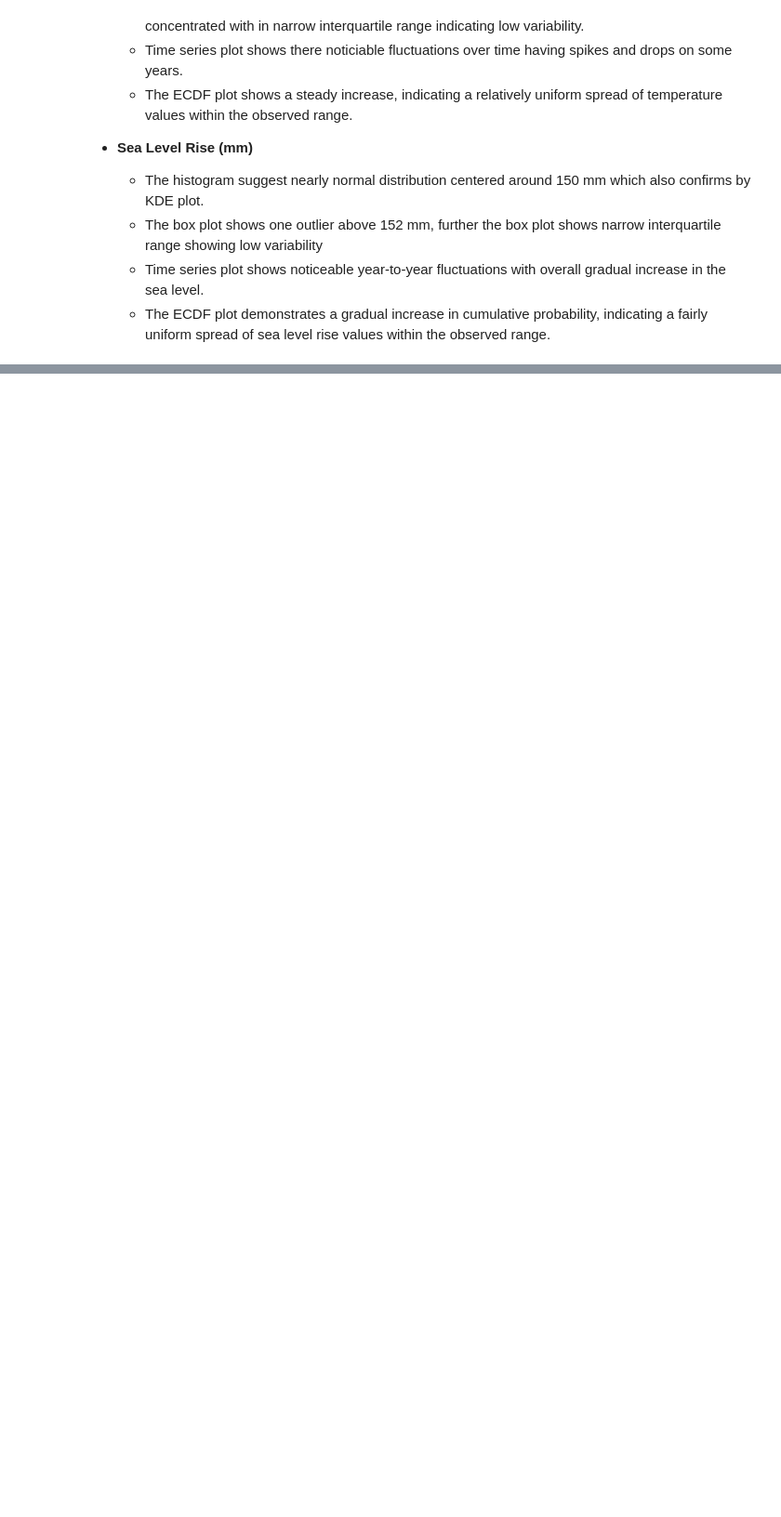
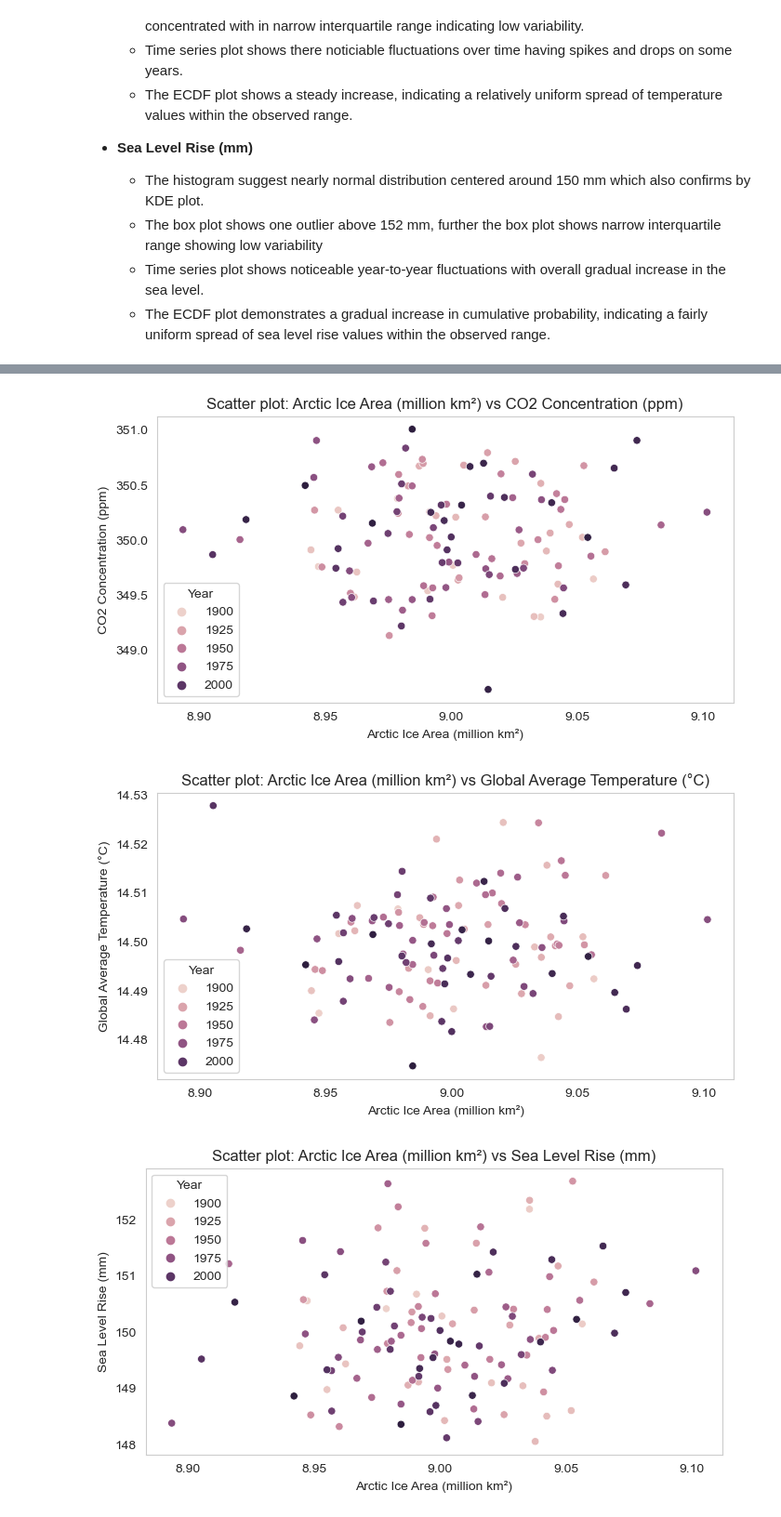
Before and after one commit to Omdena-NIC-Nepal/complete-eda-datalyze, a Jupyter notebook: climate_eda.ipynb, the cells around one changed output, grey strips where cells are left out. Shown at 93% size. Drawn from its saved outputs; the diff is of its cells as text; code cells hidden in the pictures; blank space fills up the shorter version.

```diff
--- a/climate_eda.ipynb
+++ b/climate_eda.ipynb
@@ -211,0 +324,30 @@ Creating Univariate plots ...
+# %%
+def bivariate_analysis2(df, variables):
+
+    for i in range(len(variables)):
+        for j in range(i + 1, len(variables)):
+            plt.figure(figsize=(8, 4))
+            sns.scatterplot(x=variables[i], y=variables[j], data=df, hue='Year')
+            plt.title(f"Scatter plot: {variables[i]} vs {variables[j]}")
+            plt.xlabel(variables[i])
+            plt.ylabel(variables[j])
+            plt.grid(False)
+
+            plt.show()
+
+    for i in range(len(variables)):
+        for j in range(i + 1, len(variables)):
+            plt.figure(figsize=(8, 4))
+            sns.regplot(x=variables[i], y=variables[j], data=df)
+            plt.title(f"Reg plot: {variables[i]} vs {variables[j]}")
+            plt.xlabel(variables[i])
+            plt.ylabel(variables[j])
+            plt.grid(False)
+
+            plt.show()
+
+bivariate_analysis2(df_aggregated, analysis_columns)
+# %% [output]
+[figure, added]
+[figure, added]
+[figure, added]
```
Also changed, not shown: parts of 16 cells of this notebook, 2 other files.
